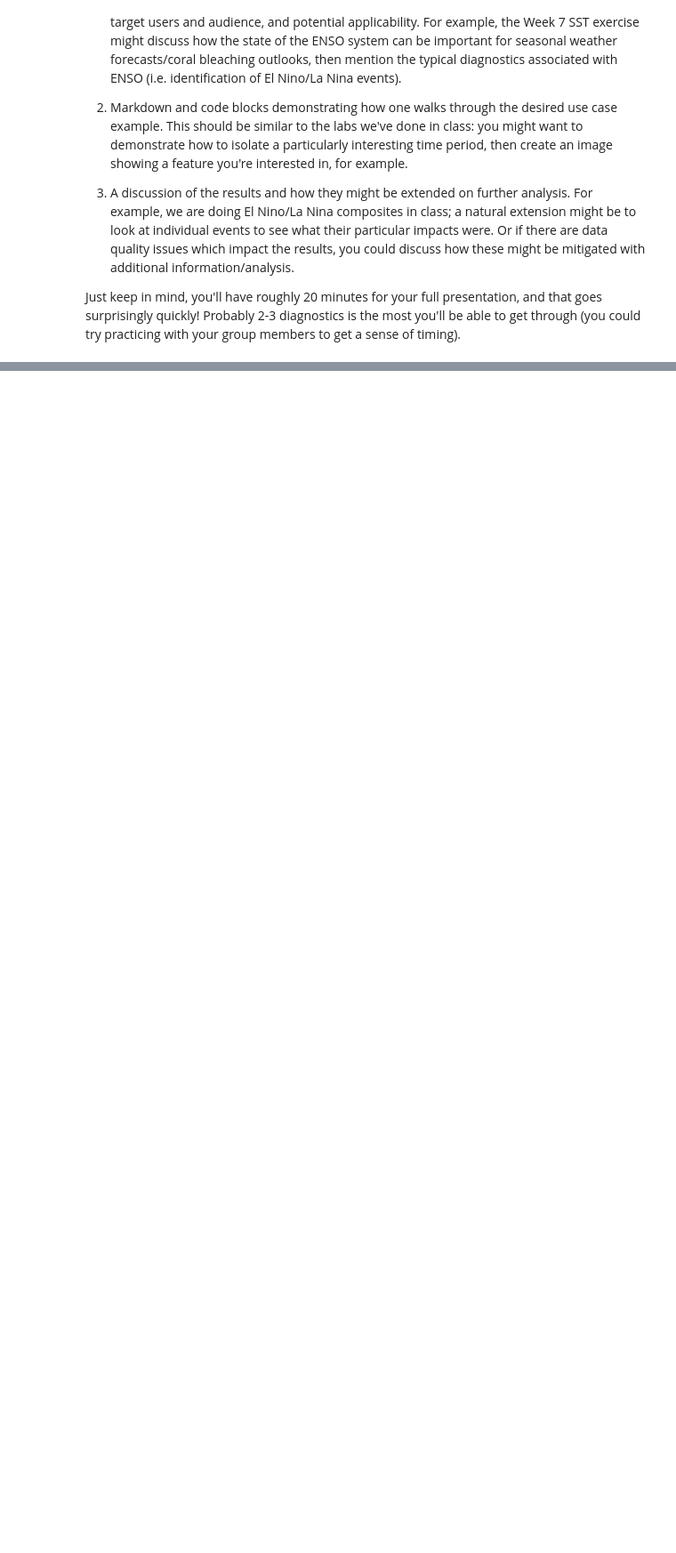
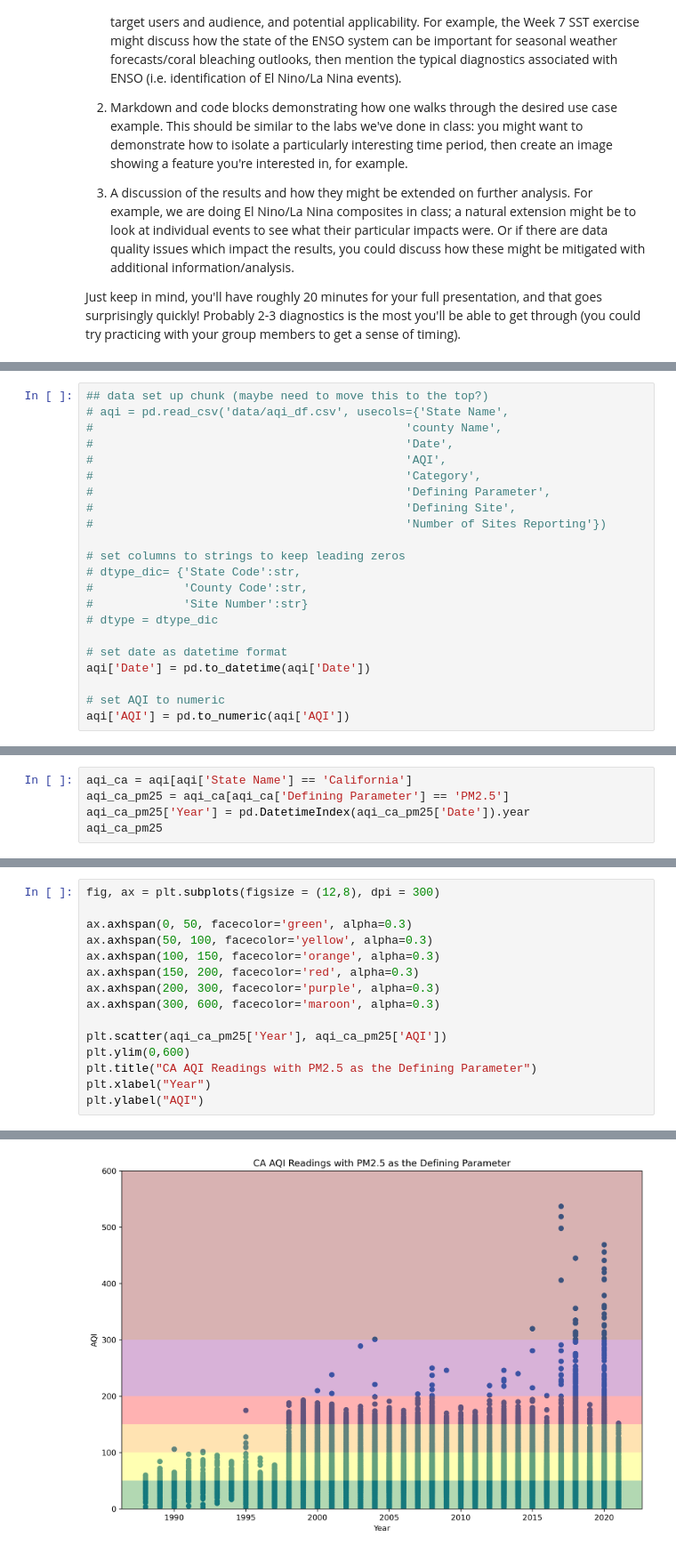
Before and after one commit to aqi-science/notebook, a Jupyter notebook: HW3_template.ipynb, the cells around one changed output, grey strips where cells are left out. Shown at 89% size. Drawn from its saved outputs; the diff is of its cells as text; blank space fills up the shorter version.

```diff
--- a/HW3_template.ipynb
+++ b/HW3_template.ipynb
@@ -228,0 +233,22 @@ Just keep in mind, you'll have roughly 20 minutes for your full presentation, an
+# %%
+## data set up chunk (maybe need to move this to the top?)
+# aqi = pd.read_csv('data/aqi_df.csv', usecols={'State Name',
+#                                             'county Name',
+#                                             'Date',
+#                                             'AQI',
+#                                             'Category',
+#                                             'Defining Parameter',
+#                                             'Defining Site',
+#                                             'Number of Sites Reporting'})
+
+# set columns to strings to keep leading zeros
+# dtype_dic= {'State Code':str,
+#             'County Code':str,
+#             'Site Number':str}
+# dtype = dtype_dic
+
+# set date as datetime format
+aqi['Date'] = pd.to_datetime(aqi['Date'])
+
+# set AQI to numeric
+aqi['AQI'] = pd.to_numeric(aqi['AQI'])
@@ -228,0 +374,5 @@ Just keep in mind, you'll have roughly 20 minutes for your full presentation, an
+# %%
+aqi_ca = aqi[aqi['State Name'] == 'California']
+aqi_ca_pm25 = aqi_ca[aqi_ca['Defining Parameter'] == 'PM2.5']
+aqi_ca_pm25['Year'] = pd.DatetimeIndex(aqi_ca_pm25['Date']).year
+aqi_ca_pm25
@@ -228,0 +398,16 @@ Just keep in mind, you'll have roughly 20 minutes for your full presentation, an
+# %%
+fig, ax = plt.subplots(figsize = (12,8), dpi = 300)
+
+ax.axhspan(0, 50, facecolor='green', alpha=0.3)
+ax.axhspan(50, 100, facecolor='yellow', alpha=0.3)
+ax.axhspan(100, 150, facecolor='orange', alpha=0.3)
+ax.axhspan(150, 200, facecolor='red', alpha=0.3)
+ax.axhspan(200, 300, facecolor='purple', alpha=0.3)
+ax.axhspan(300, 600, facecolor='maroon', alpha=0.3)
+
+plt.scatter(aqi_ca_pm25['Year'], aqi_ca_pm25['AQI'])
+plt.ylim(0,600)
+plt.title("CA AQI Readings with PM2.5 as the Defining Parameter")
+plt.xlabel("Year")
+plt.ylabel("AQI")
+# %% [output]
@@ -229,3 +415,4 @@ Just keep in mind, you'll have roughly 20 minutes for your full presentation, an
+[figure, added]
 # %% [markdown]
 <a id='binder'></a>
 ### Create Binder Environment
```
Also changed, not shown: parts of 20 cells of this notebook, 1 other file.
